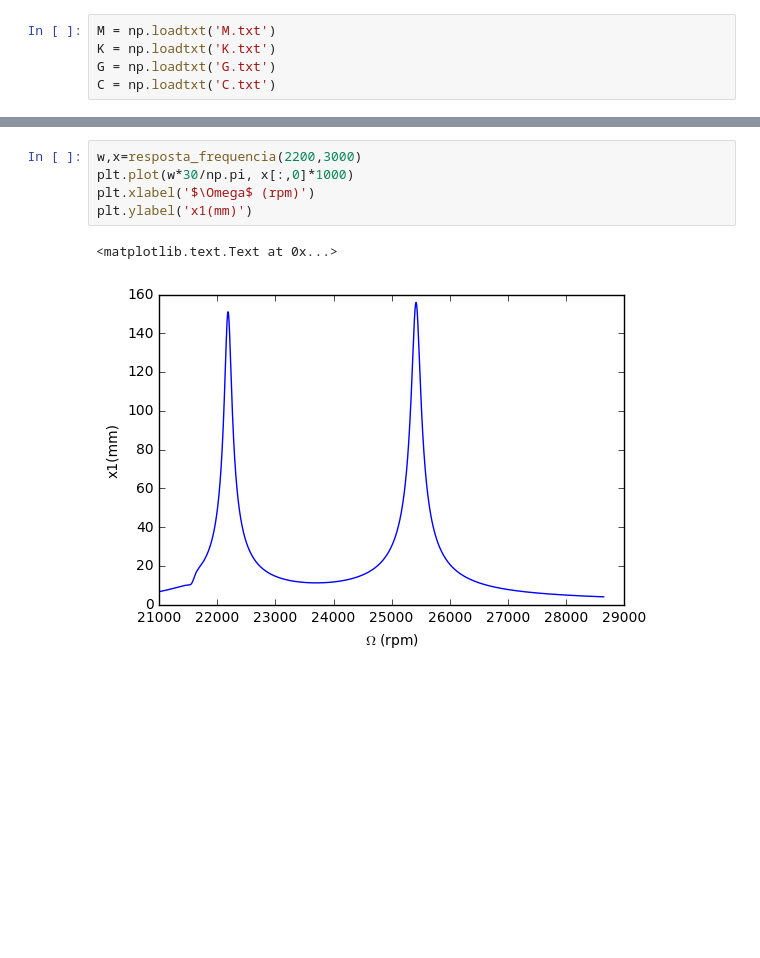
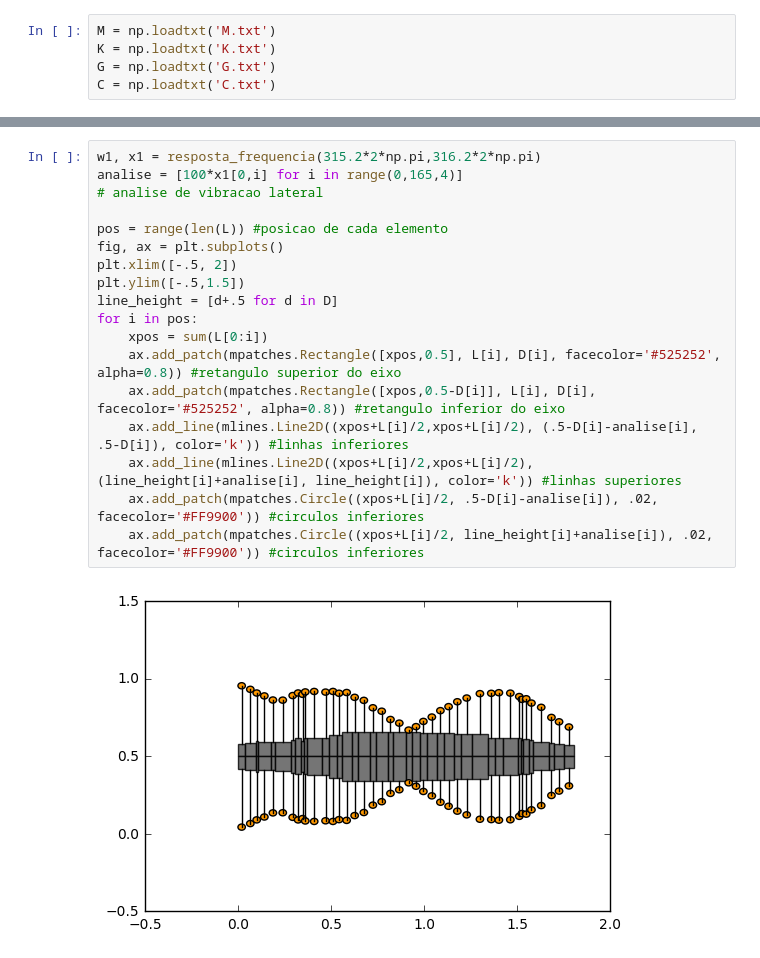
Before and after one commit to eduardoseraphim/ModelagemRotores, a Jupyter notebook: Estudo - Compressor.ipynb, the cells around one changed output, grey strips where cells are left out. Saved outputs shown, nothing was run; the diff lists cells and outputs as text; blank space fills up the shorter version.

```diff
--- a/Estudo - Compressor.ipynb
+++ b/Estudo - Compressor.ipynb
@@ -181,8 +199,20 @@ for i in pos:
-# %%
-w,x=resposta_frequencia(2200,3000)
-plt.plot(w*30/np.pi, x[:,0]*1000)
-plt.xlabel('$\Omega$ (rpm)')
-plt.ylabel('x1(mm)')
-# %% [output]
-<matplotlib.text.Text at 0x...>
-[figure, removed]
+# %%
+w1, x1 = resposta_frequencia(315.2*2*np.pi,316.2*2*np.pi)
+analise = [100*x1[0,i] for i in range(0,165,4)]
+# analise de vibracao lateral
+
+pos = range(len(L)) #posicao de cada elemento
+fig, ax = plt.subplots()
+plt.xlim([-.5, 2])
+plt.ylim([-.5,1.5])
+line_height = [d+.5 for d in D]
+for i in pos:
+    xpos = sum(L[0:i])
+    ax.add_patch(mpatches.Rectangle([xpos,0.5], L[i], D[i], facecolor='#525252', alpha=0.8)) #retangulo superior do eixo
+    ax.add_patch(mpatches.Rectangle([xpos,0.5-D[i]], L[i], D[i], facecolor='#525252', alpha=0.8)) #retangulo inferior do eixo
+    ax.add_line(mlines.Line2D((xpos+L[i]/2,xpos+L[i]/2), (.5-D[i]-analise[i], .5-D[i]), color='k')) #linhas inferiores
+    ax.add_line(mlines.Line2D((xpos+L[i]/2,xpos+L[i]/2), (line_height[i]+analise[i], line_height[i]), color='k')) #linhas superiores
+    ax.add_patch(mpatches.Circle((xpos+L[i]/2, .5-D[i]-analise[i]), .02, facecolor='#FF9900')) #circulos inferiores
+    ax.add_patch(mpatches.Circle((xpos+L[i]/2, line_height[i]+analise[i]), .02, facecolor='#FF9900')) #circulos inferiores
+# %% [output]
+[figure, added]
```
Also changed, not shown: parts of 11 cells of this notebook, 1 other file.
